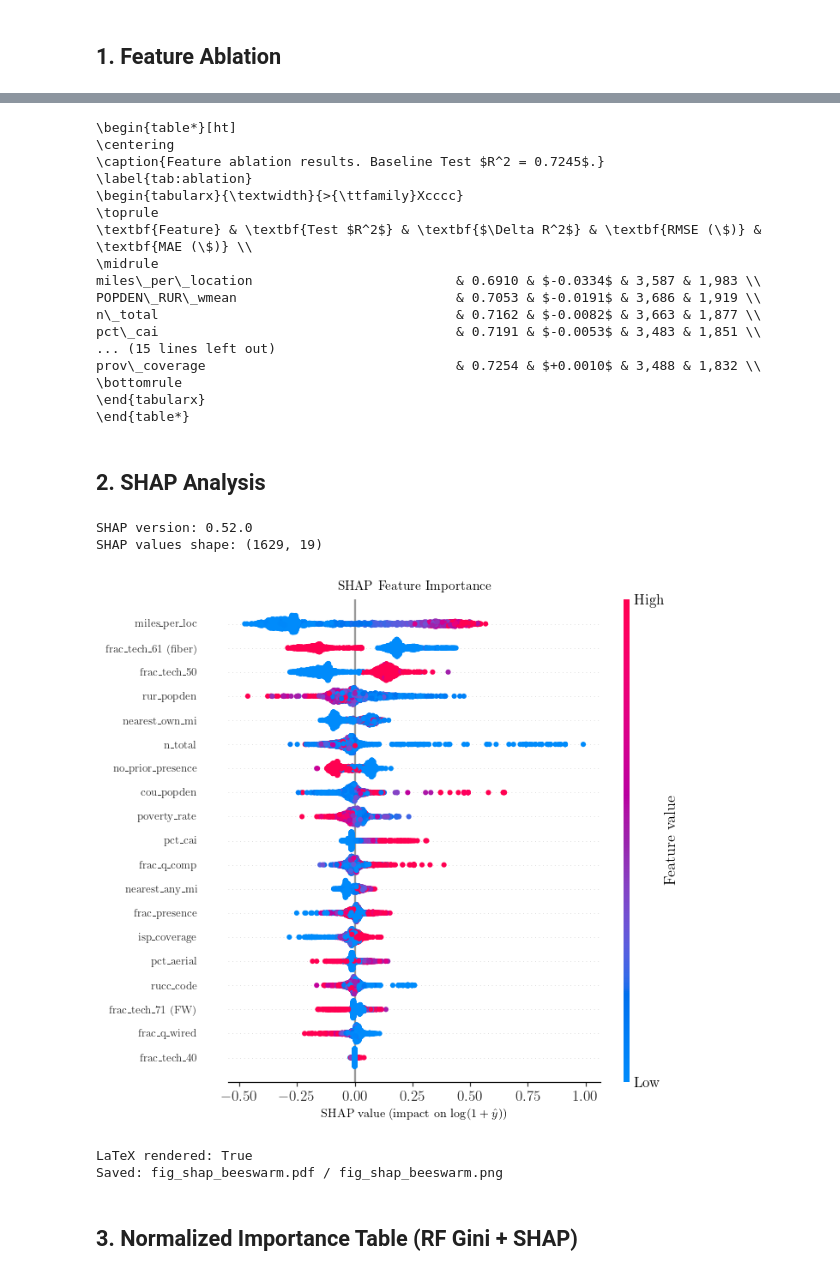
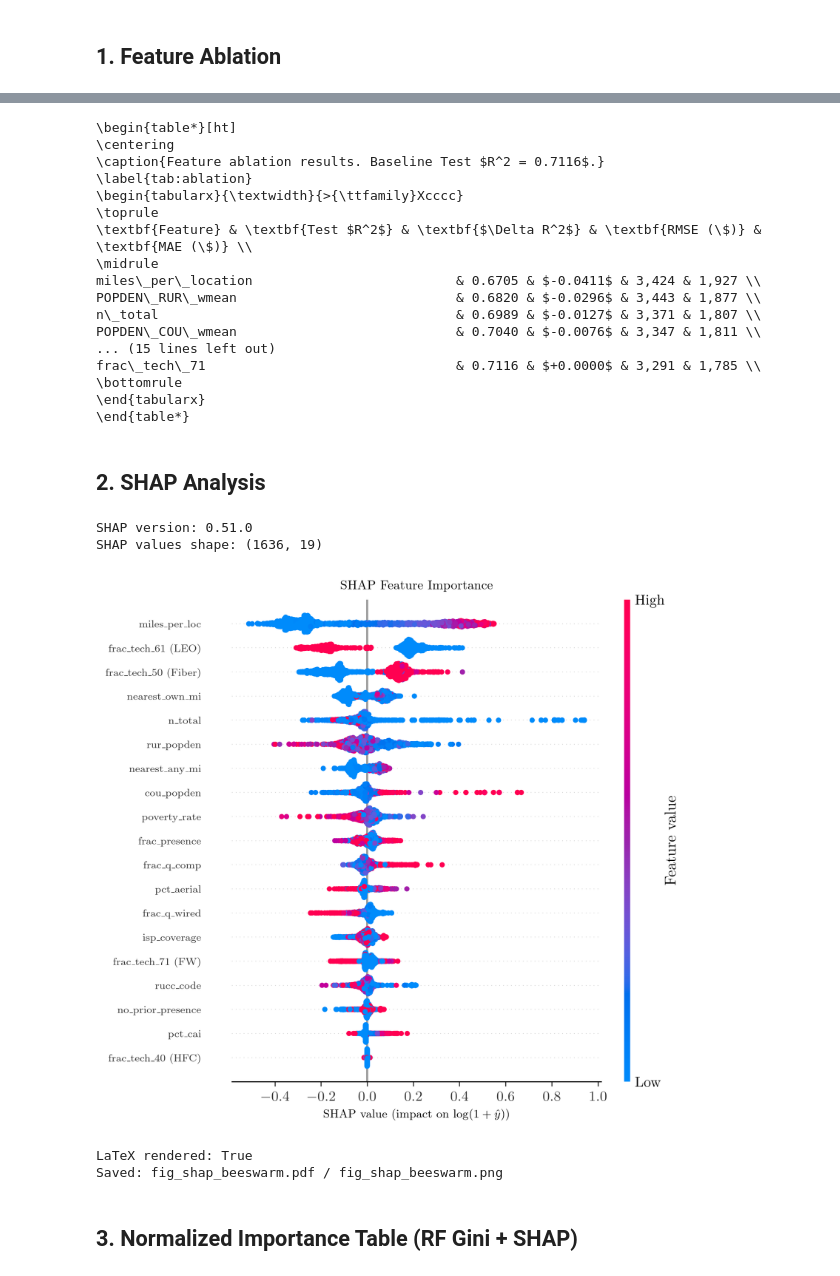
Before and after one commit to yusunnyf/bead_funding_predictor, a Jupyter notebook: random_forest/bead_rf_shap_ablation.ipynb, the cells around one changed output, grey strips where cells are left out. Saved outputs shown, nothing was run; the diff lists cells and outputs as text; code cells hidden in the pictures.

```diff
--- a/random_forest/bead_rf_shap_ablation.ipynb
+++ b/random_forest/bead_rf_shap_ablation.ipynb
@@ -7,22 +45,12 @@ Loads the pre-saved enriched dataset, trains the final integrated model, and pro
 # %%
-import pandas as pd
-import numpy as np
-import matplotlib.pyplot as plt
-import matplotlib
-import warnings
-warnings.filterwarnings('ignore')
-
-from sklearn.ensemble import RandomForestRegressor
-from sklearn.model_selection import train_test_split, KFold, cross_val_score
-from sklearn.metrics import r2_score, mean_squared_error, mean_absolute_error
-
 # ── Load pre-saved enriched dataset ─────────────────────────────────────────
-df_raw = pd.read_csv('fp_enriched.csv')
-df_raw['log_funding'] = np.log1p(df_raw['funding_per_location'])
+df_raw = pd.read_parquet('bead_fp_enriched.parquet')
+df_raw = df_raw.sort_values(by='project_id', ascending=True).reset_index(drop=True)
 
 low  = df_raw['funding_per_location'].quantile(0.025)
 high = df_raw['funding_per_location'].quantile(0.975)
 df = df_raw[(df_raw['funding_per_location'] >= low) & (df_raw['funding_per_location'] <= high)].copy()
+df = df.reset_index(drop=True)
 
 print(f'Trimmed dataset: {df.shape[0]} projects')
 # %% [output]
@@ -30,5 +58,4 @@ Trimmed dataset: 5429 projects
 # %%
-
 # ── Feature set (19 features) ────────────────────────────────────────────────
 # Dropped: frac_fiber_comp, frac_cable_comp, frac_fw_comp (redundant with tech fracs)
 FEATURE_COLS = [
@@ -59,9 +86,9 @@ FEATURE_COLS = [
 ]
 
 pretty_names_map = {
-    'frac_tech_40':               'frac_tech_40',
-    'frac_tech_50':               'frac_tech_50',
-    'frac_tech_61':               'frac_tech_61 (fiber)',
+    'frac_tech_40':               'frac_tech_40 (HFC)',
+    'frac_tech_50':               'frac_tech_50 (Fiber)',
+    'frac_tech_61':               'frac_tech_61 (LEO)',
     'frac_tech_71':               'frac_tech_71 (FW)',
     'miles_per_location':         'miles_per_loc',
     'pct_aerial':                 'pct_aerial',
@@ -83,19 +110,13 @@ pretty_names_map = {
 X = df[FEATURE_COLS].fillna(0)
 y = df['log_funding']
 
+
 X_train, X_test, y_train, y_test = train_test_split(
     X, y, test_size=0.3, random_state=42
 )
 
-rf = RandomForestRegressor(
-    n_estimators=200,
-    min_samples_split=2,
-    min_samples_leaf=1,
-    max_features=0.3,
-    max_depth=20,
-    random_state=42,
-    n_jobs=-1
-)
+rf = RandomForestRegressor(n_estimators=1000, min_samples_split=2, min_samples_leaf=1,
+                            max_features=0.3, max_depth=20, random_state=42, n_jobs=-1)
 rf.fit(X_train, y_train)
 y_pred = rf.predict(X_test)
 
@@ -106,6 +127,7 @@ baseline_mae  = mean_absolute_error(np.expm1(y_test), np.expm1(y_pred))
 kf = KFold(n_splits=5, shuffle=True, random_state=42)
 cv_r2 = cross_val_score(rf, X, y, cv=kf, scoring='r2')
 
+print(f'Dataset size: {X.shape[0]}')
 print(f'Features: {len(FEATURE_COLS)}')
 print(f'Test R²  (log): {baseline_r2:.4f}')
 print(f'CV R²   (log): {cv_r2.mean():.4f} ± {cv_r2.std():.4f}')
@@ -200,18 +266,18 @@ print(r"""\bottomrule
 # %% [output]
 \begin{table*}[ht]
 \centering
-\caption{Feature ablation results. Baseline Test $R^2 = 0.7245$.}
+\caption{Feature ablation results. Baseline Test $R^2 = 0.7116$.}
 \label{tab:ablation}
 \begin{tabularx}{\textwidth}{>{\ttfamily}Xcccc}
 \toprule
 \textbf{Feature} & \textbf{Test $R^2$} & \textbf{$\Delta R^2$} & \textbf{RMSE (\$)} & \textbf{MAE (\$)} \\
 \midrule
-miles\_per\_location                          & 0.6910 & $-0.0334$ & 3,587 & 1,983 \\
-POPDEN\_RUR\_wmean                            & 0.7053 & $-0.0191$ & 3,686 & 1,919 \\
-n\_total                                      & 0.7162 & $-0.0082$ & 3,663 & 1,877 \\
-pct\_cai                                      & 0.7191 & $-0.0053$ & 3,483 & 1,851 \\
+miles\_per\_location                          & 0.6705 & $-0.0411$ & 3,424 & 1,927 \\
+POPDEN\_RUR\_wmean                            & 0.6820 & $-0.0296$ & 3,443 & 1,877 \\
+n\_total                                      & 0.6989 & $-0.0127$ & 3,371 & 1,807 \\
+POPDEN\_COU\_wmean                            & 0.7040 & $-0.0076$ & 3,347 & 1,811 \\
 ... (15 lines left out)
-prov\_coverage                                & 0.7254 & $+0.0010$ & 3,488 & 1,832 \\
+frac\_tech\_71                                & 0.7116 & $+0.0000$ & 3,291 & 1,785 \\
 \bottomrule
 \end{tabularx}
 \end{table*}
@@ -231,8 +297,8 @@ explainer   = shap.TreeExplainer(rf)
 shap_values = explainer.shap_values(X_test)
 print(f'SHAP values shape: {shap_values.shape}')
 # %% [output]
-SHAP version: 0.52.0
-SHAP values shape: (1629, 19)
+SHAP version: 0.51.0
+SHAP values shape: (1636, 19)
 # %%
 
 import shutil
@@ -244,40 +310,40 @@ plt.rcParams.update({
     'font.serif':        ['Computer Modern Roman'],
     'font.size':         9,
     'mathtext.fontset':  'cm',
-    'figure.dpi':        110,
+    'figure.dpi':        300,
     'savefig.dpi':       300,
     'savefig.bbox':      'tight',
 })
 
 plot_names = [pretty_names_map[c] for c in FEATURE_COLS]
 
 # SHAP summary_plot draws into current figure — set size first
 plt.figure(figsize=(6.5, 6.0))
 shap.summary_plot(
     shap_values, X_test,
     feature_names=plot_names,
     show=False,
     plot_size=None,
     color_bar_label='Feature value',
 )
 
 ax = plt.gca()
 ax.set_xlabel(
     r'SHAP value (impact on $\log(1 + \hat{y})$)' if HAS_LATEX
     else 'SHAP value (impact on log(1 + ŷ))',
     fontsize=9
 )
 ax.set_title('SHAP Feature Importance', weight='bold', fontsize=10, pad=8)
 ax.tick_params(axis='y', labelsize=8)
 
 plt.tight_layout()
 plt.savefig('fig_shap_beeswarm.pdf')
 plt.savefig('fig_shap_beeswarm.png')
 plt.show()
 print(f'LaTeX rendered: {HAS_LATEX}')
 print('Saved: fig_shap_beeswarm.pdf / fig_shap_beeswarm.png')
 # %% [output]
-[figure, old version]
+[figure, new version]
 LaTeX rendered: True
 Saved: fig_shap_beeswarm.pdf / fig_shap_beeswarm.png
 # %% [markdown]
```
Also changed, not shown: parts of 43 cells of this notebook.
